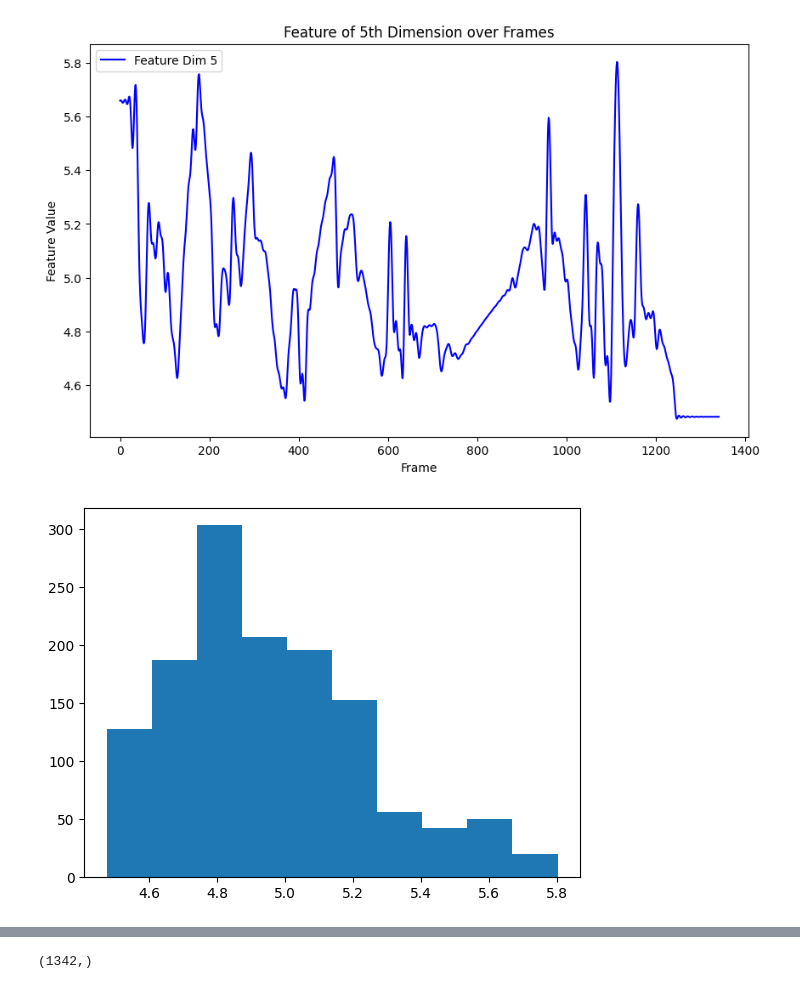
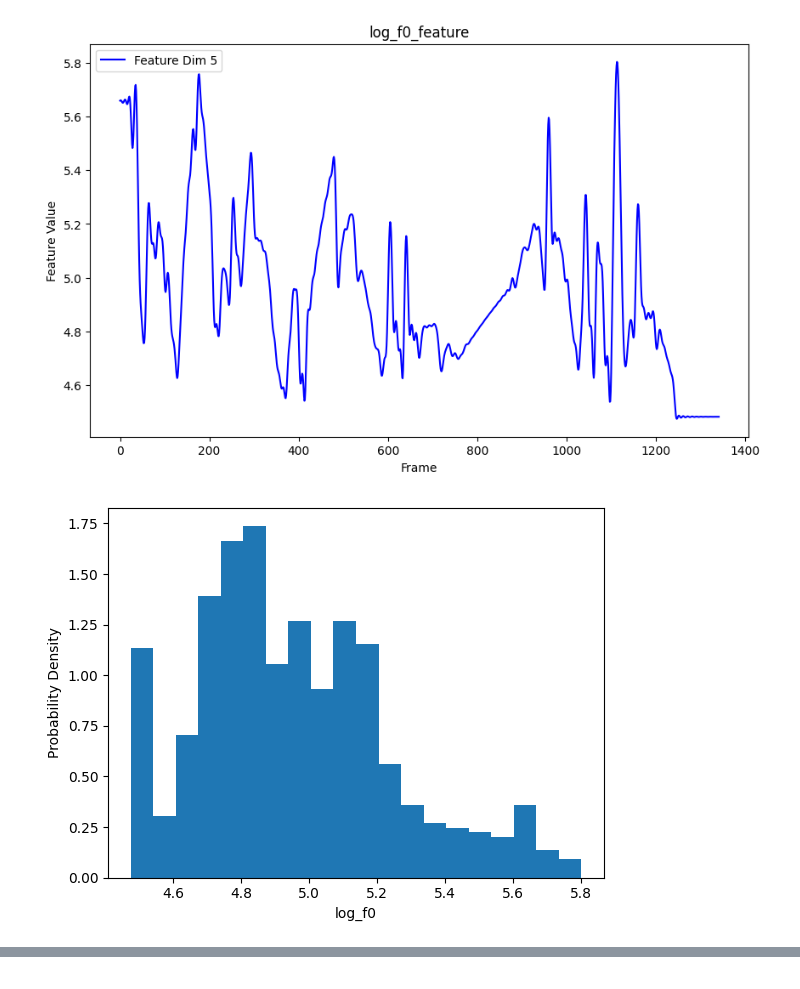
Before and after one commit to Lemontea014/cyclevae, a Jupyter notebook: egs/one-to-one/Norm.ipynb, the cells around one changed output, grey strips where cells are left out. Drawn from its saved outputs; the diff is of its cells as text; code cells hidden in the pictures.

```diff
--- a/egs/one-to-one/Norm.ipynb
+++ b/egs/one-to-one/Norm.ipynb
@@ -33,6 +33,7 @@ for filename in filenames:
         scaler_feat_org_lf0_allbone_jnt.partial_fit(feat_org_lf0[:, :])
 
 mean_feat_org_lf0_allbone_jnt = scaler_feat_org_lf0_allbone_jnt.mean_
+#.scale_ はstdを計算.
 scale_feat_org_lf0_allbone_jnt = scaler_feat_org_lf0_allbone_jnt.scale_
 
 print(mean_feat_org_lf0_allbone_jnt.shape)
@@ -55,12 +56,16 @@ scale_feat_org_lf0_allbone_jnt = scaler_feat_org_lf0_allbone_jnt.scale_
 # print(scale_feat_org_lf0_allbone_jnt.shape)
 # print(scale_feat_org_lf0_allbone_jnt)
 
-#骨伝導音全体の平均、標準偏差を算出
+#骨伝導音100音全体の平均、標準偏差を算出
 '''
 例として、10041の骨伝導音特徴量スペクトログラムを表示
 '''
 feat_org_lf0=read_hdf5(filenames[0], "/feat_org_lf0")
-feat_org_lf0.shape
+basepath=os.path.basename(filenames[0])
+name=os.path.splitext(basepath)[0]
+print("\n\n")
+print(f"{name}のshape:{feat_org_lf0.shape}")
+
 
 feat_org_lf0_norm=scaler_feat_org_lf0_allbone_jnt.transform(feat_org_lf0)
 
@@ -86,21 +91,30 @@ plt.figure(figsize=(10, 6))
 plt.plot(test, label="Feature Dim 5", color="blue")
 plt.xlabel("Frame")
 plt.ylabel("Feature Value")
-plt.title("Feature of 5th Dimension over Frames")
+plt.title("log_f0_feature")
 plt.legend()
 plt.show()
-plt.hist(test)
+
+#histgram
+plt.hist(test ,bins='auto',density=True)
+plt.xlabel("log_f0")
+plt.ylabel("Probability Density")
+plt.show()
 
 test_norm=feat_org_lf0_norm[:,1]
 plt.figure(figsize=(10, 6))
 plt.plot(test_norm, label="Feature Dim 5", color="blue")
 plt.xlabel("Frame")
 plt.ylabel("Normalized Feature Value")
-plt.title("Normalized Feature of 5th Dimension over Frames")
+plt.title("Norm_log_f0_feature")
 plt.legend()
 plt.show()
-plt.hist(test_norm)
-test.shape
+
+#histgram
+plt.hist(test_norm ,bins='auto',density=True)
+plt.xlabel("Norm_log_f0_feature")
+plt.ylabel("Probability Density")
+plt.show()
 # %% [output]
 (54,)
 (54,)
@@ -116,4 +134,4 @@ test.shape
 [figure]
 [figure]
-[figure, old version]
+[figure, new version]
-[figure, old version]
+[figure, new version]
@@ -121 +138,0 @@ test.shape
-(1342,)
```
Also changed, not shown: parts of 2 cells of this notebook.
